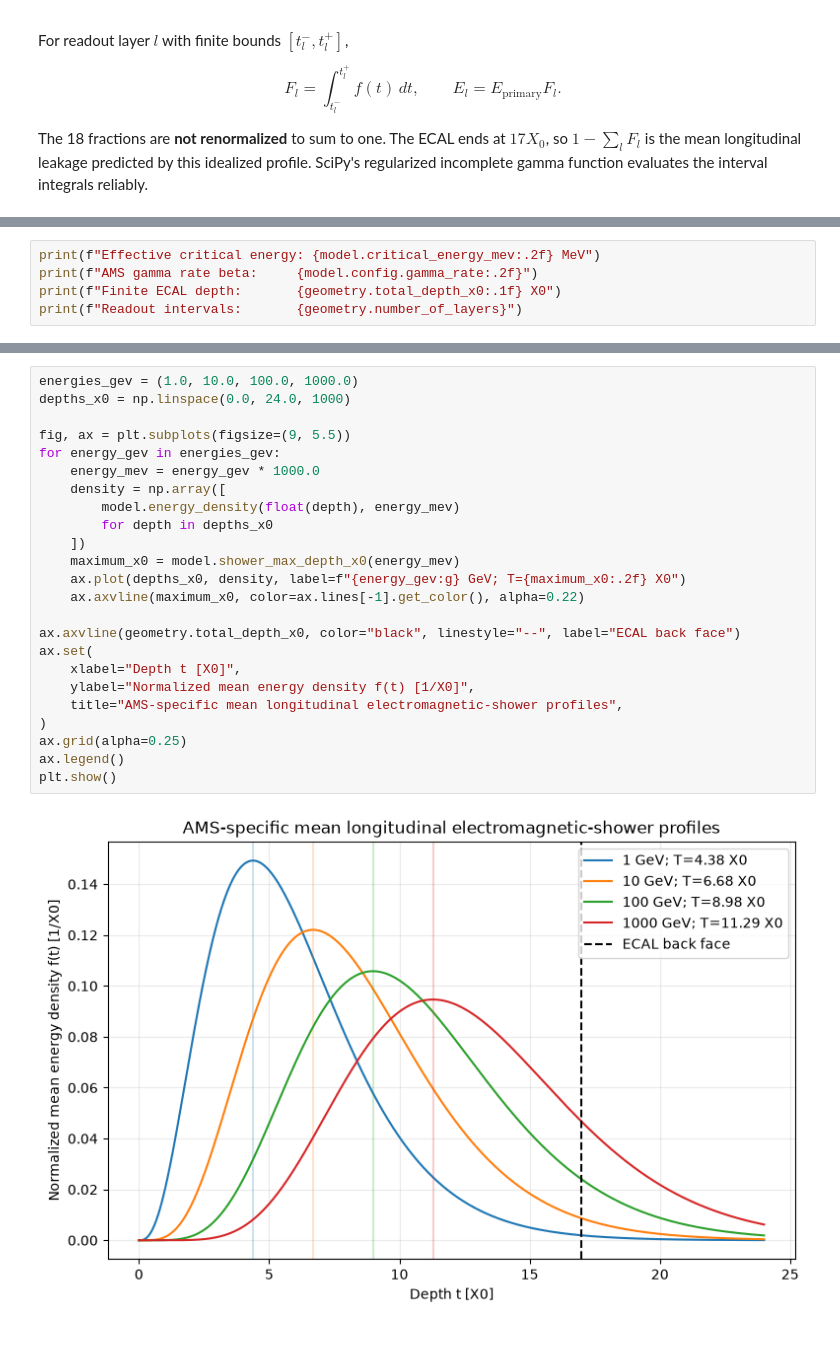
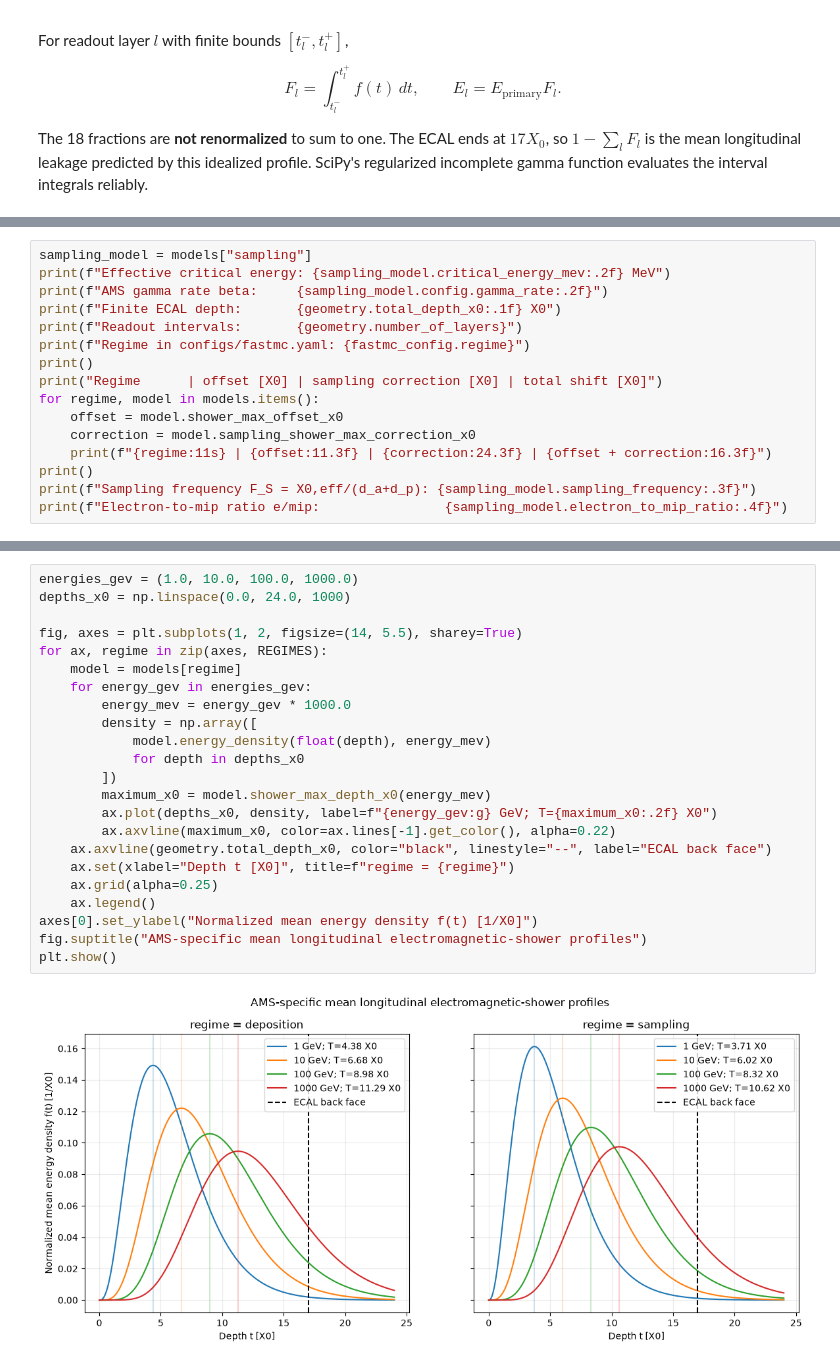
Before and after one commit to Chagatai404/ams-ecal-research, a Jupyter notebook: notebooks/05_longitudinal_em_shower.ipynb, the cells around one changed output, grey strips where cells are left out. Cells and saved outputs as stored; diff of their text form.

```diff
--- a/notebooks/05_longitudinal_em_shower.ipynb
+++ b/notebooks/05_longitudinal_em_shower.ipynb
@@ -63,8 +96,19 @@ model = AMSLongitudinalGammaModel(
 # %%
-print(f"Effective critical energy: {model.critical_energy_mev:.2f} MeV")
-print(f"AMS gamma rate beta:     {model.config.gamma_rate:.2f}")
+sampling_model = models["sampling"]
+print(f"Effective critical energy: {sampling_model.critical_energy_mev:.2f} MeV")
+print(f"AMS gamma rate beta:     {sampling_model.config.gamma_rate:.2f}")
 print(f"Finite ECAL depth:       {geometry.total_depth_x0:.1f} X0")
 print(f"Readout intervals:       {geometry.number_of_layers}")
+print(f"Regime in configs/fastmc.yaml: {fastmc_config.regime}")
+print()
+print("Regime      | offset [X0] | sampling correction [X0] | total shift [X0]")
+for regime, model in models.items():
+    offset = model.shower_max_offset_x0
+    correction = model.sampling_shower_max_correction_x0
+    print(f"{regime:11s} | {offset:11.3f} | {correction:24.3f} | {offset + correction:16.3f}")
+print()
+print(f"Sampling frequency F_S = X0,eff/(d_a+d_p): {sampling_model.sampling_frequency:.3f}")
+print(f"Electron-to-mip ratio e/mip:                {sampling_model.electron_to_mip_ratio:.4f}")
 # %% [output]
 Effective critical energy: 7.60 MeV
 AMS gamma rate beta:     0.65
@@ -77,27 +129,26 @@ The profile maximum must move deeper by $\ln(10)$ radiation lengths for every de
 # %%
 energies_gev = (1.0, 10.0, 100.0, 1000.0)
 depths_x0 = np.linspace(0.0, 24.0, 1000)
 
-fig, ax = plt.subplots(figsize=(9, 5.5))
-for energy_gev in energies_gev:
-    energy_mev = energy_gev * 1000.0
-    density = np.array([
-        model.energy_density(float(depth), energy_mev)
-        for depth in depths_x0
-    ])
-    maximum_x0 = model.shower_max_depth_x0(energy_mev)
-    ax.plot(depths_x0, density, label=f"{energy_gev:g} GeV; T={maximum_x0:.2f} X0")
-    ax.axvline(maximum_x0, color=ax.lines[-1].get_color(), alpha=0.22)
-
-ax.axvline(geometry.total_depth_x0, color="black", linestyle="--", label="ECAL back face")
-ax.set(
-    xlabel="Depth t [X0]",
-    ylabel="Normalized mean energy density f(t) [1/X0]",
-    title="AMS-specific mean longitudinal electromagnetic-shower profiles",
-)
-ax.grid(alpha=0.25)
-ax.legend()
+fig, axes = plt.subplots(1, 2, figsize=(14, 5.5), sharey=True)
+for ax, regime in zip(axes, REGIMES):
+    model = models[regime]
+    for energy_gev in energies_gev:
+        energy_mev = energy_gev * 1000.0
+        density = np.array([
+            model.energy_density(float(depth), energy_mev)
+            for depth in depths_x0
+        ])
+        maximum_x0 = model.shower_max_depth_x0(energy_mev)
+        ax.plot(depths_x0, density, label=f"{energy_gev:g} GeV; T={maximum_x0:.2f} X0")
+        ax.axvline(maximum_x0, color=ax.lines[-1].get_color(), alpha=0.22)
+    ax.axvline(geometry.total_depth_x0, color="black", linestyle="--", label="ECAL back face")
+    ax.set(xlabel="Depth t [X0]", title=f"regime = {regime}")
+    ax.grid(alpha=0.25)
+    ax.legend()
+axes[0].set_ylabel("Normalized mean energy density f(t) [1/X0]")
+fig.suptitle("AMS-specific mean longitudinal electromagnetic-shower profiles")
 plt.show()
 # %% [output]
-[figure, old version]
+[figure, new version]
 # %%
```
Also changed, not shown: parts of 12 cells of this notebook, 3 other files.
